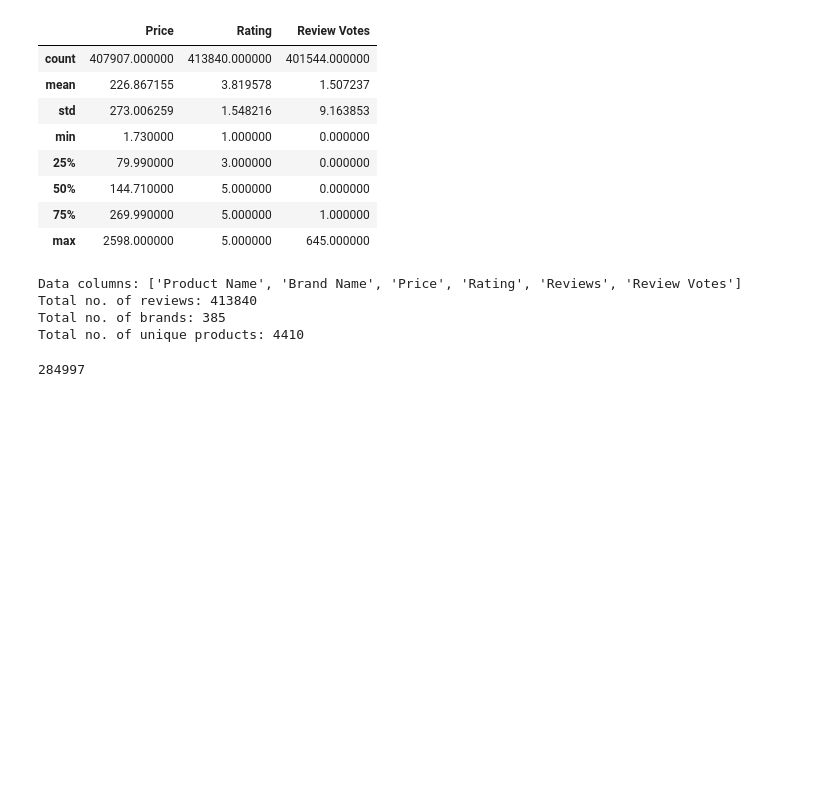
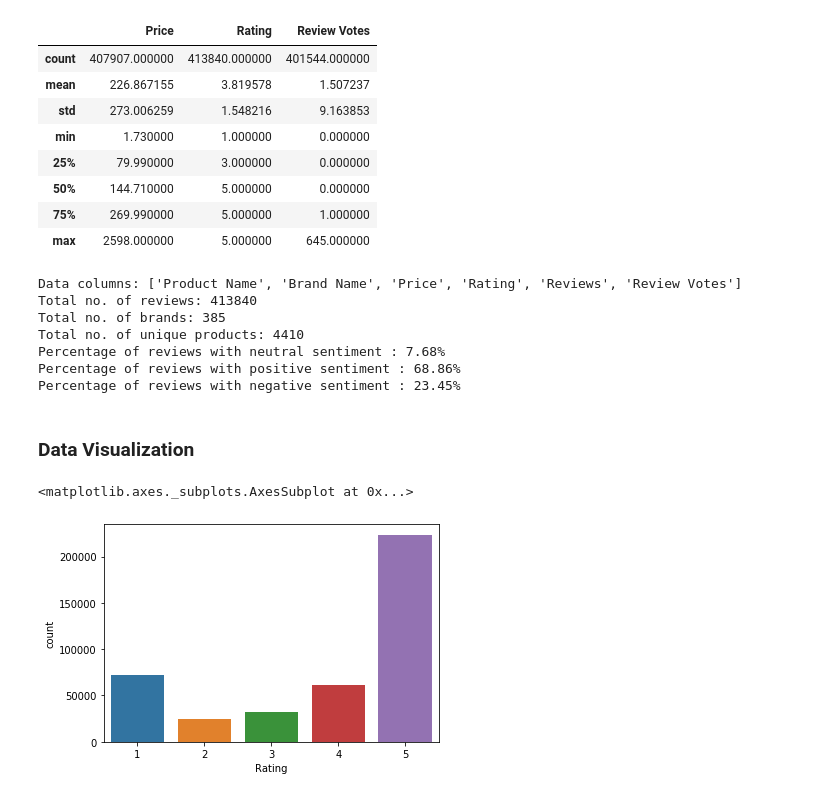
Before and after one commit to mirtanvirislam/NLP-Sentiment-Analysis, a Jupyter notebook: Sentiment Analysis v2.ipynb, the cells around one changed output. Saved outputs shown, nothing was run; the diff lists cells and outputs as text; code cells hidden in the pictures; blank space fills up the shorter version.

Commit message:
Review count visualization

```diff
--- a/Sentiment Analysis v2.ipynb
+++ b/Sentiment Analysis v2.ipynb
@@ -36,12 +36,31 @@ print("Data columns: {}".format(list(df.columns)))
 print("Total no. of reviews: {}".format(len(df)))
 print("Total no. of brands: {}".format( len(list(set(df['Brand Name']))) ))
 print("Total no. of unique products: {}".format( len(list(set(df['Product Name']))) ))
+
+print("Percentage of reviews with neutral sentiment : {:.2f}%"\
+      .format(df[df['Rating']==3]["Reviews"].count()/len(df)*100))
+print("Percentage of reviews with positive sentiment : {:.2f}%"\
+      .format(df[df['Rating']>3]["Reviews"].count()/len(df)*100))
+print("Percentage of reviews with negative sentiment : {:.2f}%"\
+      .format(df[df['Rating']<3]["Reviews"].count()/len(df)*100))
 # %% [output]
 Data columns: ['Product Name', 'Brand Name', 'Price', 'Rating', 'Reviews', 'Review Votes']
 Total no. of reviews: 413840
 Total no. of brands: 385
 Total no. of unique products: 4410
+Percentage of reviews with neutral sentiment : 7.68%
+Percentage of reviews with positive sentiment : 68.86%
+Percentage of reviews with negative sentiment : 23.45%
-# %%
-df[df['Rating']>3]['Rating'].count()
-# %% [output]
-284997
+# %% [markdown]
+### Data Visualization
+# %%
+# Rating distribution
+
+sns.countplot(df['Rating'])
+# df['Rating'].value_counts().sort_index().plot(kind='bar')
+# plt.title('Distribution of Rating')
+# plt.xlabel('Rating')
+# plt.ylabel('Count')
+# %% [output]
+<matplotlib.axes._subplots.AxesSubplot at 0x...>
+[figure, added]
```
Also changed, not shown: parts of 1 cell of this notebook.
